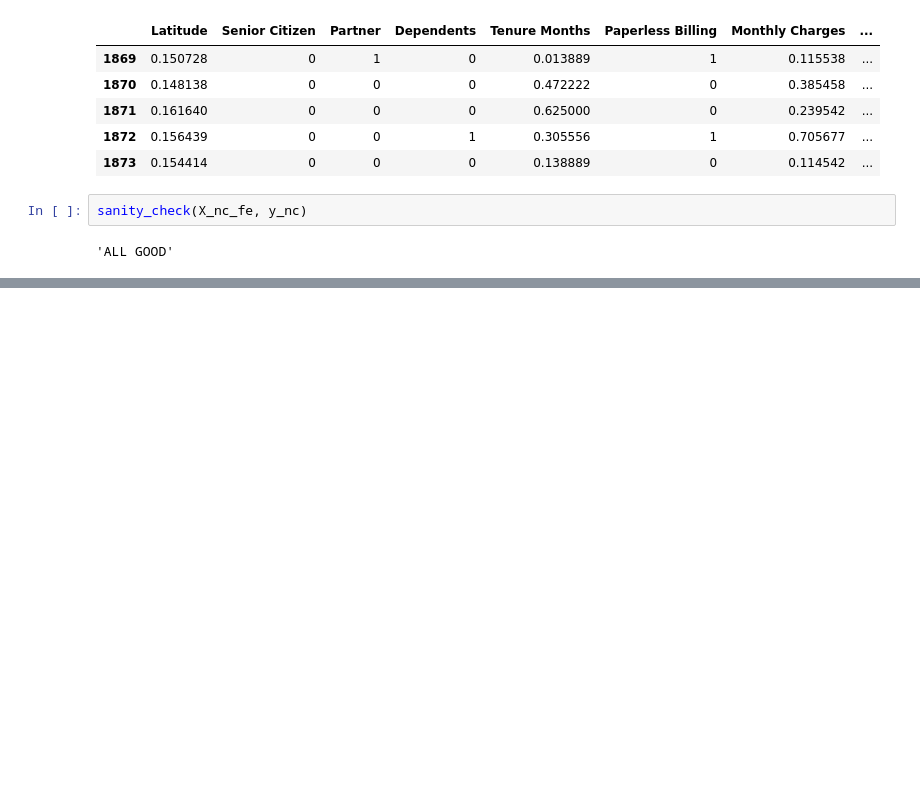
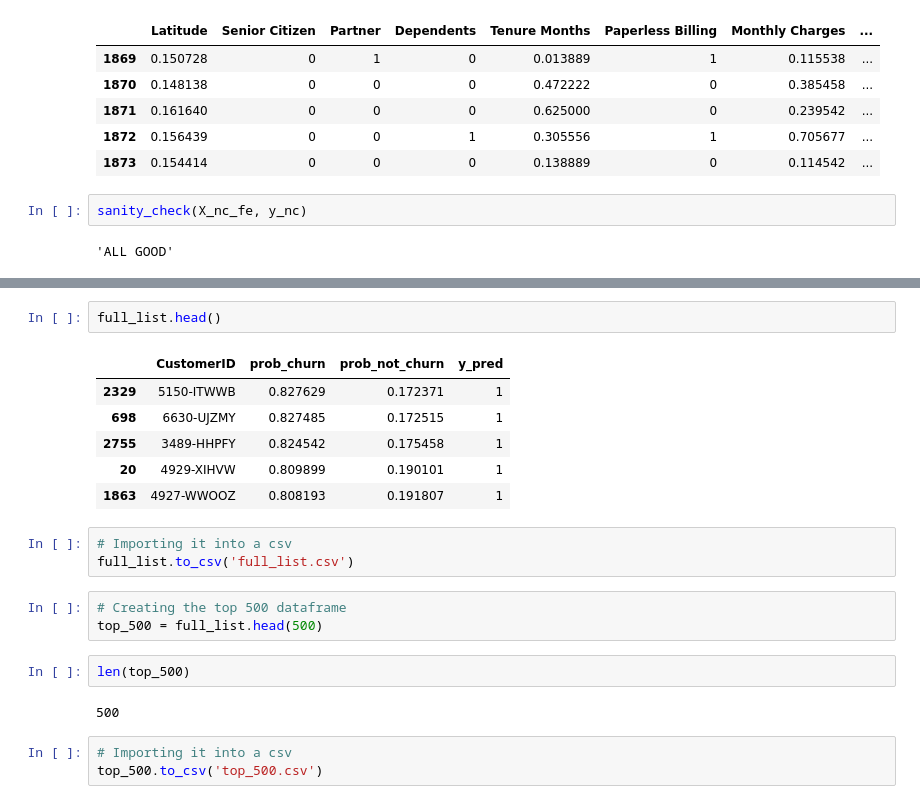
Before and after one commit to rahulshaju2981/Swan_Consulting, a Jupyter notebook: Saka/EDA_FE_Model.ipynb, the cells around one changed output, grey strips where cells are left out. Saved outputs shown, nothing was run; the diff lists cells and outputs as text; blank space fills up the shorter version.

```diff
--- a/Saka/EDA_FE_Model.ipynb
+++ b/Saka/EDA_FE_Model.ipynb
@@ -837,0 +885,22 @@ new_X_train_fe.head()
+# %%
+full_list.head()
+# %% [output]
+|  | CustomerID | prob_churn | prob_not_churn | y_pred |
+| 2329 | 5150-ITWWB | 0.827629 | 0.172371 | 1 |
+| 698 | 6630-UJZMY | 0.827485 | 0.172515 | 1 |
+| 2755 | 3489-HHPFY | 0.824542 | 0.175458 | 1 |
+| 20 | 4929-XIHVW | 0.809899 | 0.190101 | 1 |
+| 1863 | 4927-WWOOZ | 0.808193 | 0.191807 | 1 |
+# %%
+# Importing it into a csv
+full_list.to_csv('full_list.csv')
+# %%
+# Creating the top 500 dataframe
+top_500 = full_list.head(500)
+# %%
+len(top_500)
+# %% [output]
+500
+# %%
+# Importing it into a csv
+top_500.to_csv('top_500.csv')
```
Also changed, not shown: parts of 8 cells of this notebook, 2 other files.
